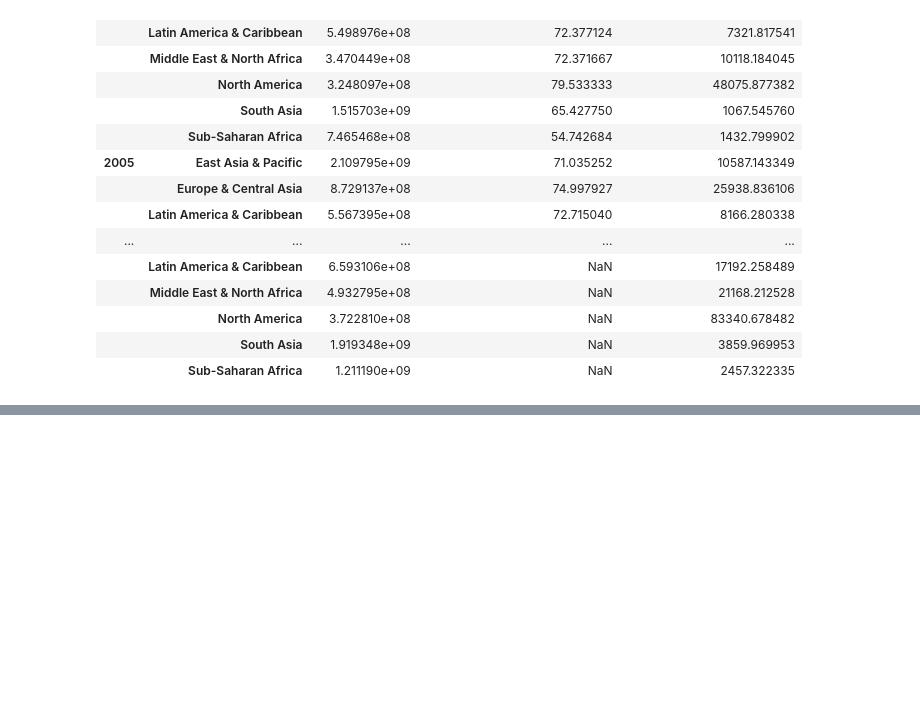
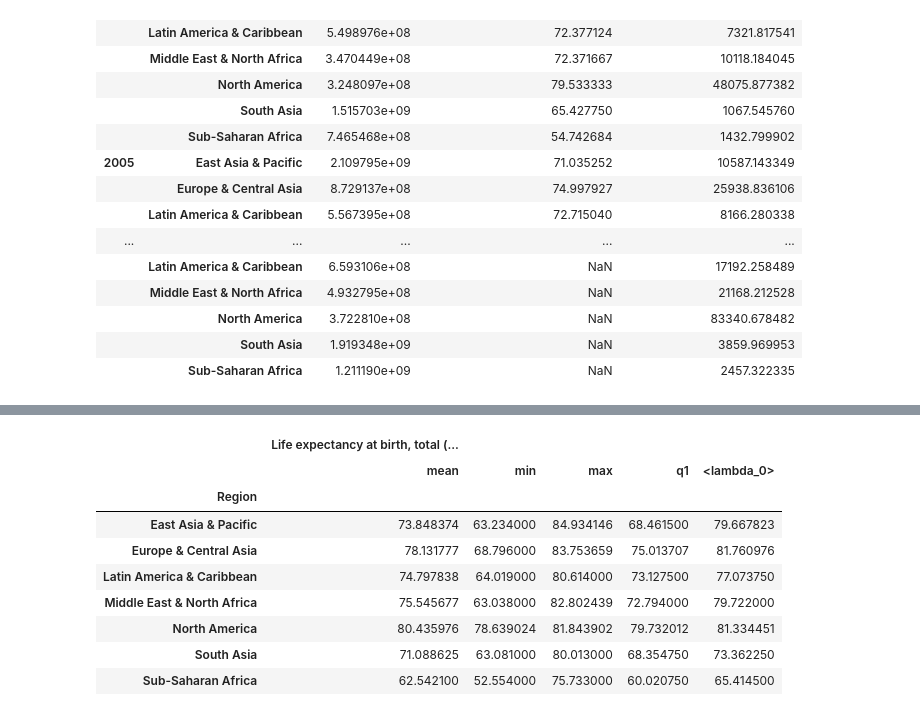
Before and after one commit to tsnow2010/umbc_data690_fall2024, a Jupyter notebook: Assignments/Assignment_5_1.ipynb, the cells around one changed output, grey strips where cells are left out. Drawn from its saved outputs; the diff is of its cells as text; code cells hidden in the pictures; blank space fills up the shorter version.

```diff
--- a/Assignments/Assignment_5_1.ipynb
+++ b/Assignments/Assignment_5_1.ipynb
@@ -429,0 +432,26 @@ melt_ex
+# %%
+# In year 2018, what is the average, min, max values of life expectancy per region?
+
+def q1(x):
+  return x.quantile(0.25)
+
+def q3(x):
+  return x.quantile(0.75)
+
+# Notice, we can pass functions into aggregate()
+df_2018 = df[df['Year']==2018].groupby('Region').aggregate(
+    {'Life expectancy at birth, total (years)':['mean','min','max', q1, lambda x: x.quantile(.75)]}) #last lambda is supposed to be q3
+
+# Change the column names
+df_2018
+# %% [output]
+|  | Life expectancy at birth, total (... |  |  |  |  |
+|  | mean | min | max | q1 | <lambda_0> |
+| Region |  |  |  |  |  |
+| East Asia & Pacific | 73.848374 | 63.234000 | 84.934146 | 68.461500 | 79.667823 |
+| Europe & Central Asia | 78.131777 | 68.796000 | 83.753659 | 75.013707 | 81.760976 |
+| Latin America & Caribbean | 74.797838 | 64.019000 | 80.614000 | 73.127500 | 77.073750 |
+| Middle East & North Africa | 75.545677 | 63.038000 | 82.802439 | 72.794000 | 79.722000 |
+| North America | 80.435976 | 78.639024 | 81.843902 | 79.732012 | 81.334451 |
+| South Asia | 71.088625 | 63.081000 | 80.013000 | 68.354750 | 73.362250 |
+| Sub-Saharan Africa | 62.542100 | 52.554000 | 75.733000 | 60.020750 | 65.414500 |
```
Also changed, not shown: parts of 6 cells of this notebook.
